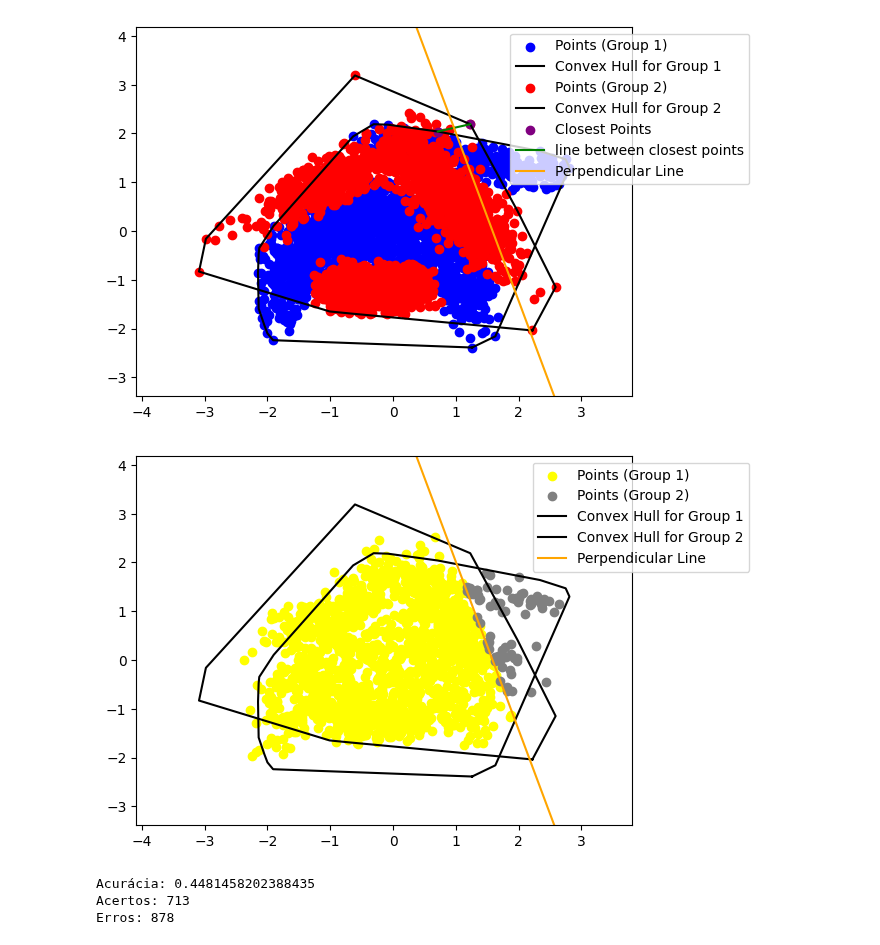
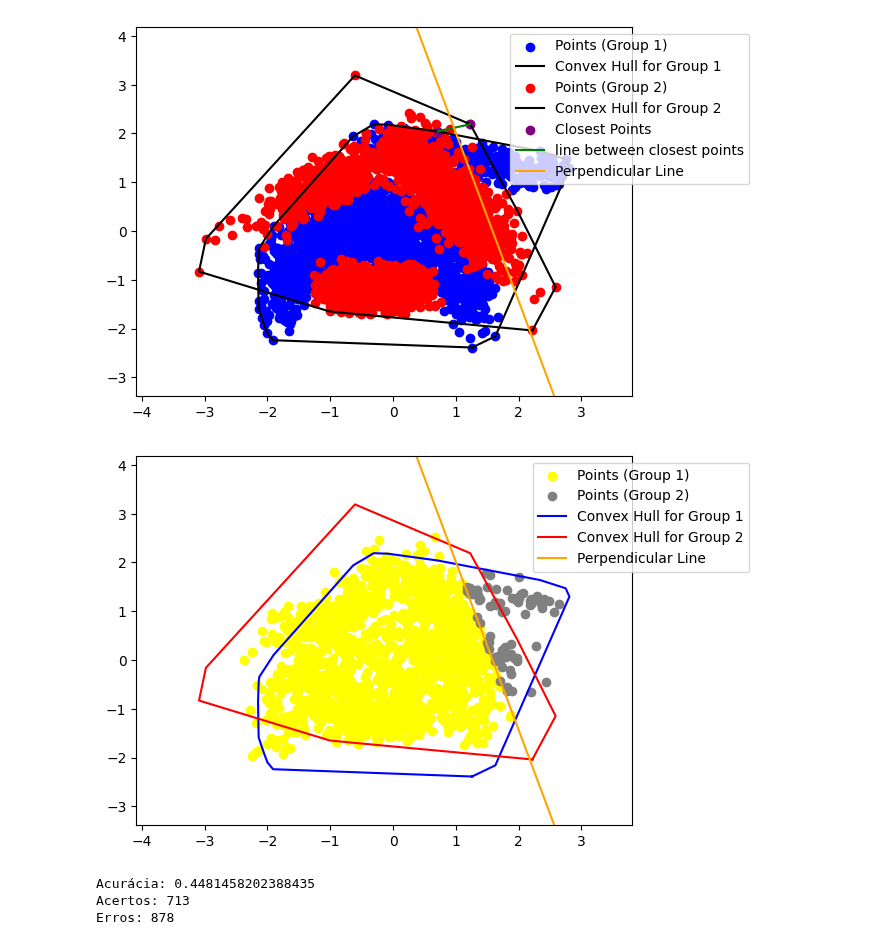
Before and after one commit to LeoOMaia/ALG-2, a Jupyter notebook: trabson.ipynb, the cells around one changed output. Drawn from its saved outputs; the diff is of its cells as text; code cells hidden in the pictures.

Commit message:
change color

```diff
--- a/trabson.ipynb
+++ b/trabson.ipynb
@@ -249,36 +249,36 @@ restante_pontos = []
 acertos = 0
 erros = 0
 group = 0
 for line in teste:
     line = line.split(',')
     point = [float(line[0]), float(line[1])]
     if distance_squared(point, close_points[0]) < distance_squared(point, close_points[1]):
         restante_pontos.append((point, 1))
         group = 1.0
     else:
         restante_pontos.append((point, -1))
         group = -1.0
     if float(line[2]) == group:
         acertos += 1
     else:
         erros += 1
 
 # plotando os pontos de teste
 group1_teste_x = [point[0][0] for point in restante_pontos if point[1] == 1]
 group1_teste_y = [point[0][1] for point in restante_pontos if point[1] == 1]
 group2_teste_x = [point[0][0] for point in restante_pontos if point[1] == -1]
 group2_teste_y = [point[0][1] for point in restante_pontos if point[1] == -1]
 plt.scatter(group1_teste_x, group1_teste_y, color='yellow', label='Points (Group 1)')
 plt.scatter(group2_teste_x, group2_teste_y, color='gray', label='Points (Group 2)')
-plt.plot(group1_x, group1_y, color='black', label='Convex Hull for Group 1')
-plt.plot(group2_x, group2_y, color='black', label='Convex Hull for Group 2')
+plt.plot(group1_x, group1_y, color='b', label='Convex Hull for Group 1')
+plt.plot(group2_x, group2_y, color='r', label='Convex Hull for Group 2')
 plt.plot([perpendicular_point1[0], perpendicular_point2[0]], [perpendicular_point1[1], perpendicular_point2[1]], color='orange', label='Perpendicular Line')
 plt.xlim([min(group1_all_points_x + group2_all_points_x) - 1, max(group1_all_points_x + group2_all_points_x) + 1])
 plt.ylim([min(group1_all_points_y + group2_all_points_y) - 1, max(group1_all_points_y + group2_all_points_y) + 1])
 plt.legend(loc='upper right', bbox_to_anchor=(1.25, 1))
 plt.show()
 # %% [output]
-[figure, old version]
+[figure, new version]
 # %%
 print(f"Acurácia: {acertos / len(restante_pontos)}\nAcertos: {acertos}\nErros: {erros}")
 # %% [output]
```
